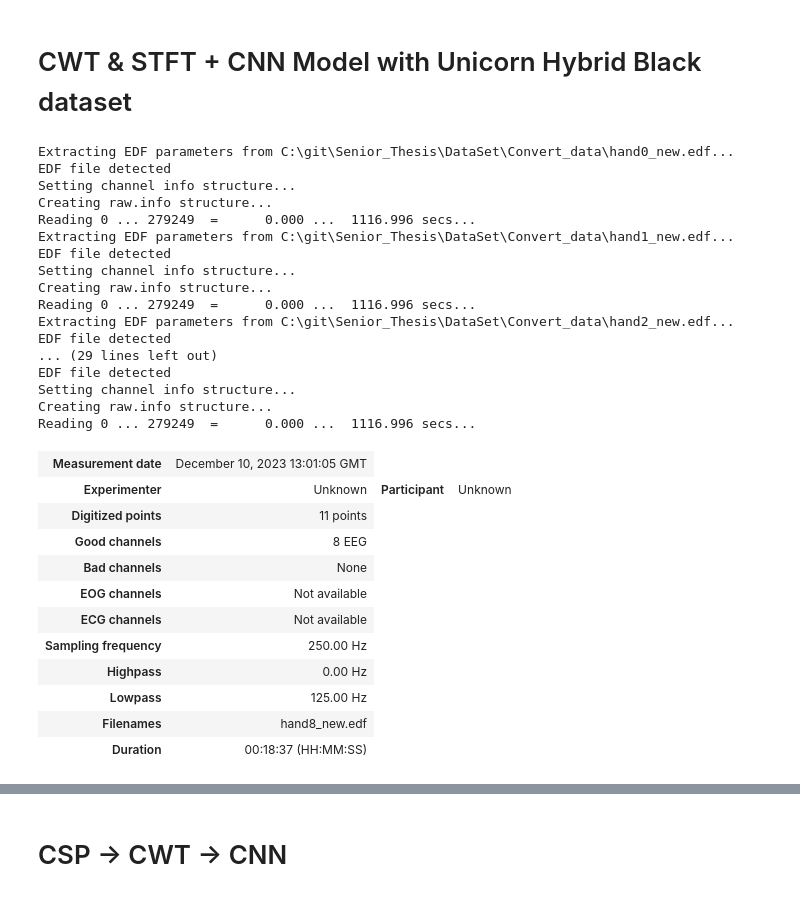
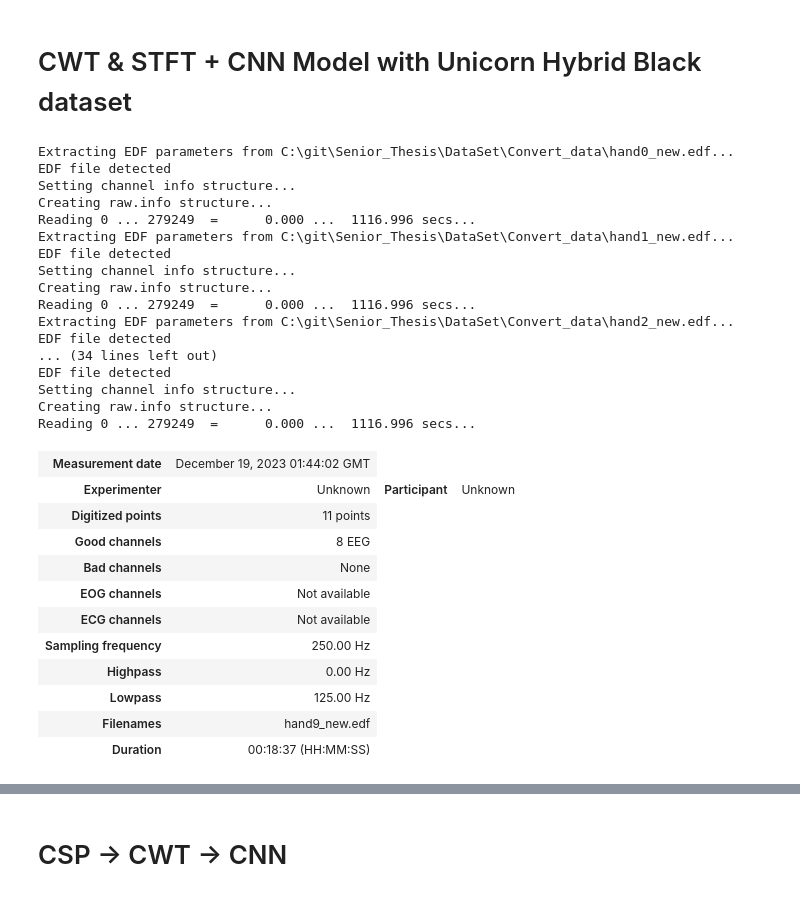
Before and after one commit to pipogood/Senior_Thesis, a Jupyter notebook: 00_Unicorn_deep.ipynb, the cells around one changed output, grey strips where cells are left out. Drawn from its saved outputs; the diff is of its cells as text; code cells hidden in the pictures.

```diff
--- a/00_Unicorn_deep.ipynb
+++ b/00_Unicorn_deep.ipynb
@@ -8,40 +8,39 @@ import matplotlib.pyplot as plt
 from mne.channels import make_standard_montage
 
 
-raw_each = [0] * 9
-num_subject = 1
-for i in range(0,9):
+raw_each = [0] * 10
+for i in range(0,10):
     raw_each[i] = mne.io.read_raw_edf("C:\git\Senior_Thesis\DataSet\Convert_data\hand"+ str(i) +"_new.edf",preload = True)
 
 # raw_edf = mne.concatenate_raws([raw_each[0],raw_each[1],raw_each[2],raw_each[4],raw_each[5],raw_each[6]])
 # raw_edf = mne.concatenate_raws([raw_each[0],raw_each[1],raw_each[4],raw_each[3]])
 # raw_edf = mne.concatenate_raws([raw_each[2],raw_each[5],raw_each[6],raw_each[7]])
-raw_edf = mne.concatenate_raws([raw_each[8]])
+raw_edf = mne.concatenate_raws([raw_each[9]])
 
 # raw_edf = mne.io.read_raw_edf("C:\git\Senior_Thesis\DataSet\Convert_data\MI_execution.edf", preload=True)
 
 eegbci.standardize(raw_edf)  # set channel names
 montage = make_standard_montage("standard_1005")
 raw_edf.set_montage(montage)
 # %% [output]
 Extracting EDF parameters from C:\git\Senior_Thesis\DataSet\Convert_data\hand0_new.edf...
 EDF file detected
 Setting channel info structure...
 Creating raw.info structure...
 Reading 0 ... 279249  =      0.000 ...  1116.996 secs...
 Extracting EDF parameters from C:\git\Senior_Thesis\DataSet\Convert_data\hand1_new.edf...
 EDF file detected
 Setting channel info structure...
 Creating raw.info structure...
 Reading 0 ... 279249  =      0.000 ...  1116.996 secs...
 Extracting EDF parameters from C:\git\Senior_Thesis\DataSet\Convert_data\hand2_new.edf...
 EDF file detected
-... (29 lines left out)
+... (34 lines left out)
 EDF file detected
 Setting channel info structure...
 Creating raw.info structure...
 Reading 0 ... 279249  =      0.000 ...  1116.996 secs...
-| Measurement date | December 10, 2023 13:01:05 GMT |
+| Measurement date | December 19, 2023 01:44:02 GMT |
 | Experimenter | Unknown | Participant | Unknown |
 | Digitized points | 11 points |
 | Good channels | 8 EEG |
@@ -51,5 +50,5 @@ Reading 0 ... 279249  =      0.000 ...  1116.996 secs...
 | Sampling frequency | 250.00 Hz |
 | Highpass | 0.00 Hz |
 | Lowpass | 125.00 Hz |
-| Filenames | hand8_new.edf |
+| Filenames | hand9_new.edf |
 | Duration | 00:18:37 (HH:MM:SS) |
```
Also changed, not shown: parts of 27 cells of this notebook, 48 other files.
